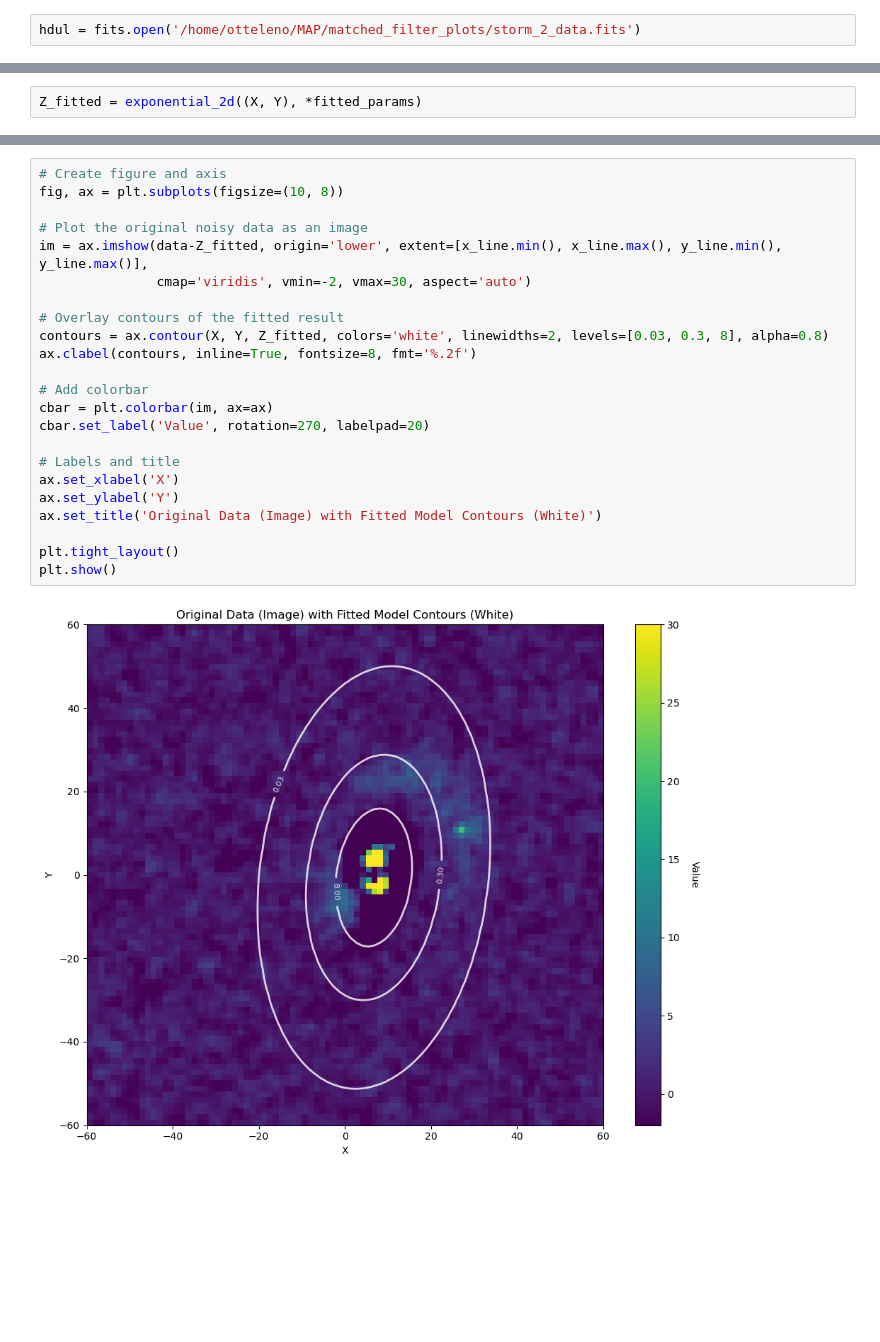
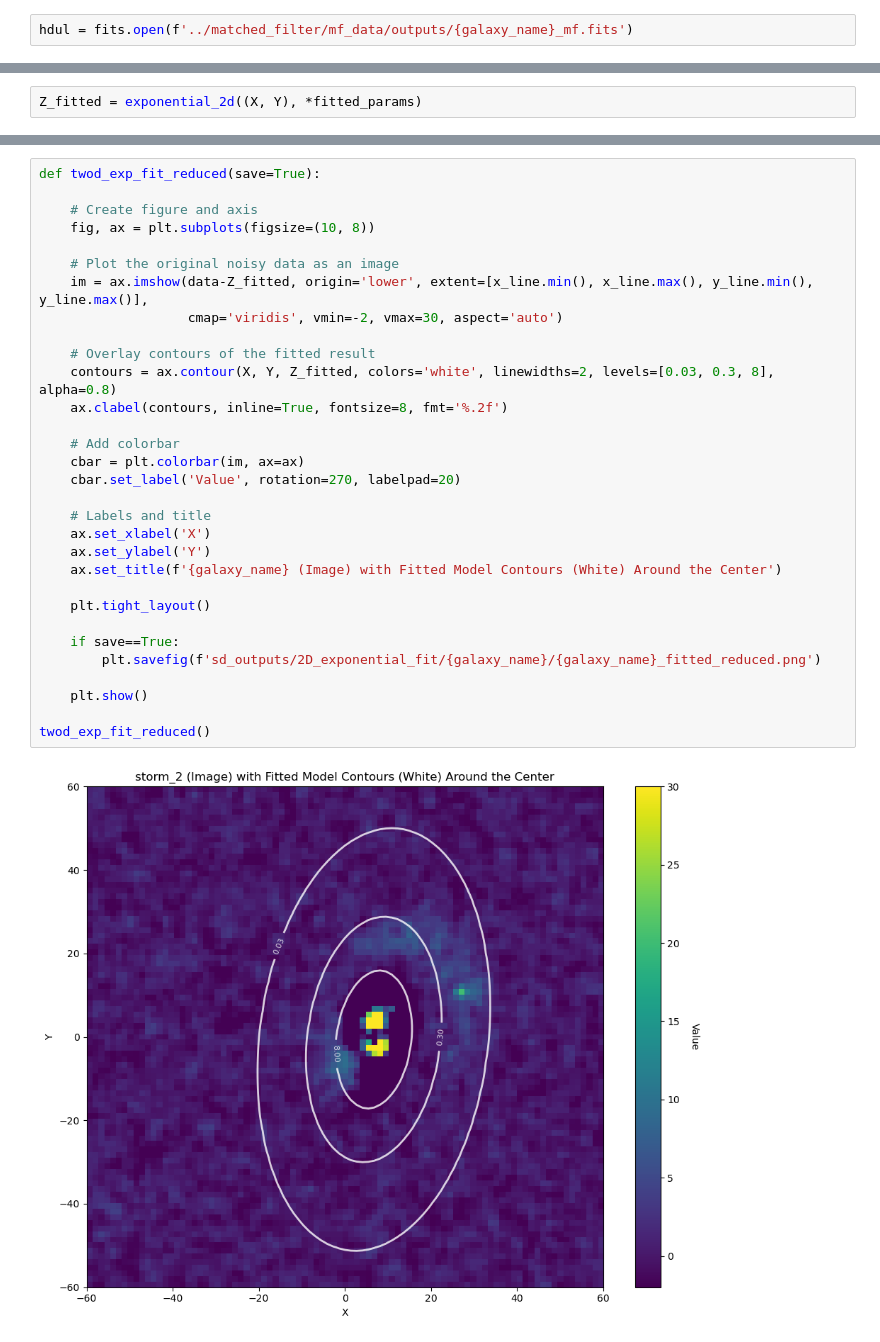
Before and after one commit to dimitra-giantsidi/galaxy-merging-angles, a Jupyter notebook: twod_exp_fit.ipynb, the cells around one changed output, grey strips where cells are left out. Drawn from its saved outputs; the diff is of its cells as text; blank space fills up the shorter version.

Commit message:
updated to save images

```diff
--- a/twod_exp_fit.ipynb
+++ b/twod_exp_fit.ipynb
@@ -8,5 +13,5 @@ from scipy.optimize import curve_fit
 # %%
-hdul = fits.open('/home/otteleno/MAP/matched_filter_plots/storm_2_data.fits')
+hdul = fits.open(f'../matched_filter/mf_data/outputs/{galaxy_name}_mf.fits')
 # %%
 data=hdul[0].data
 # %%
@@ -108,25 +119,33 @@ plt.show()
 # %%
-# Create figure and axis
-fig, ax = plt.subplots(figsize=(10, 8))
+def twod_exp_fit_reduced(save=True):
 
-# Plot the original noisy data as an image
-im = ax.imshow(data-Z_fitted, origin='lower', extent=[x_line.min(), x_line.max(), y_line.min(), y_line.max()],
-               cmap='viridis', vmin=-2, vmax=30, aspect='auto')
+    # Create figure and axis
+    fig, ax = plt.subplots(figsize=(10, 8))
 
-# Overlay contours of the fitted result
-contours = ax.contour(X, Y, Z_fitted, colors='white', linewidths=2, levels=[0.03, 0.3, 8], alpha=0.8)
-ax.clabel(contours, inline=True, fontsize=8, fmt='%.2f')
+    # Plot the original noisy data as an image
+    im = ax.imshow(data-Z_fitted, origin='lower', extent=[x_line.min(), x_line.max(), y_line.min(), y_line.max()],
+                   cmap='viridis', vmin=-2, vmax=30, aspect='auto')
 
-# Add colorbar
-cbar = plt.colorbar(im, ax=ax)
-cbar.set_label('Value', rotation=270, labelpad=20)
+    # Overlay contours of the fitted result
+    contours = ax.contour(X, Y, Z_fitted, colors='white', linewidths=2, levels=[0.03, 0.3, 8], alpha=0.8)
+    ax.clabel(contours, inline=True, fontsize=8, fmt='%.2f')
 
-# Labels and title
-ax.set_xlabel('X')
-ax.set_ylabel('Y')
-ax.set_title('Original Data (Image) with Fitted Model Contours (White)')
+    # Add colorbar
+    cbar = plt.colorbar(im, ax=ax)
+    cbar.set_label('Value', rotation=270, labelpad=20)
 
-plt.tight_layout()
-plt.show()
+    # Labels and title
+    ax.set_xlabel('X')
+    ax.set_ylabel('Y')
+    ax.set_title(f'{galaxy_name} (Image) with Fitted Model Contours (White) Around the Center')
+
+    plt.tight_layout()
+
+    if save==True:
+        plt.savefig(f'sd_outputs/2D_exponential_fit/{galaxy_name}/{galaxy_name}_fitted_reduced.png')
+
+    plt.show()
+
+twod_exp_fit_reduced()
 # %% [output]
-[figure, old version]
+[figure, new version]
```
Also changed, not shown: parts of 4 cells of this notebook.
